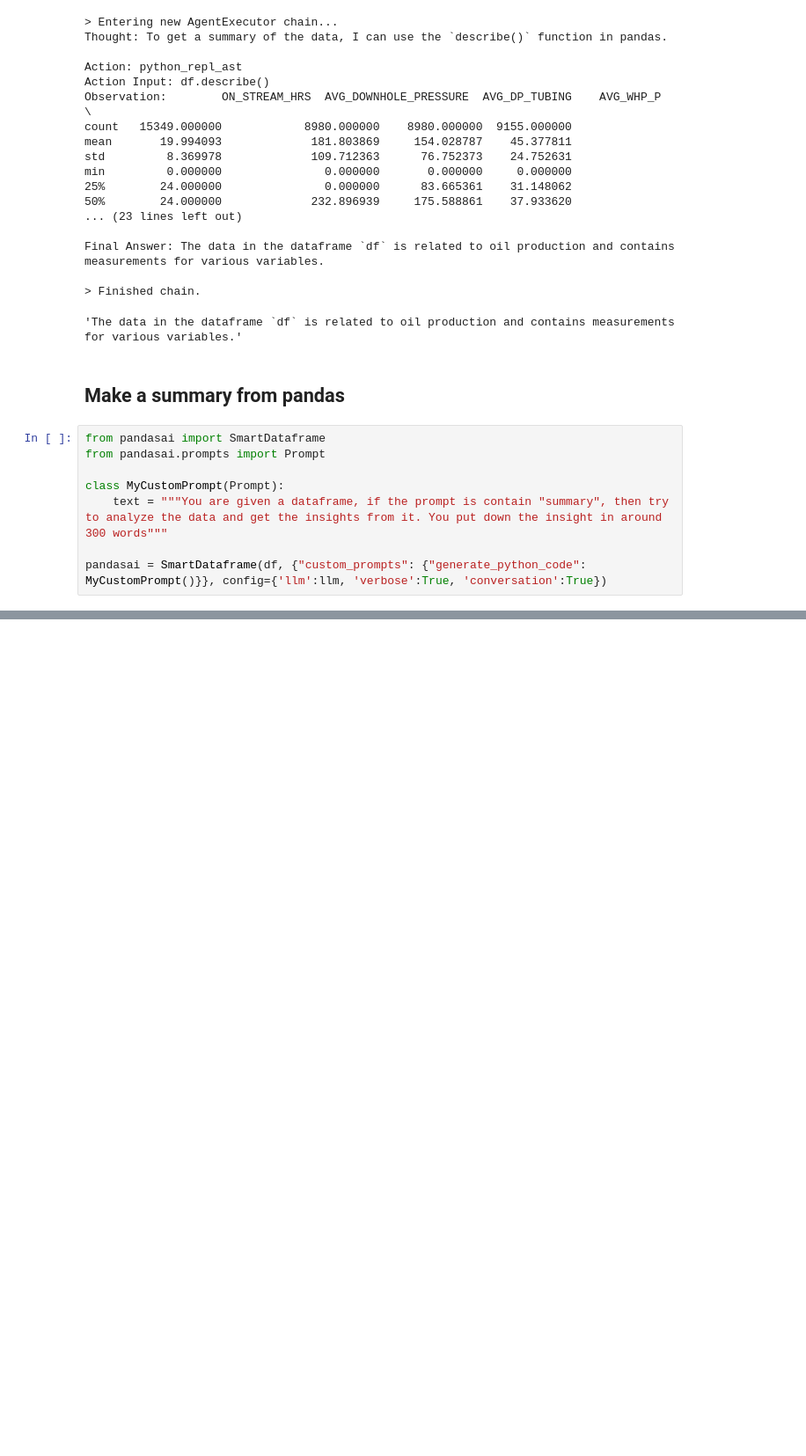
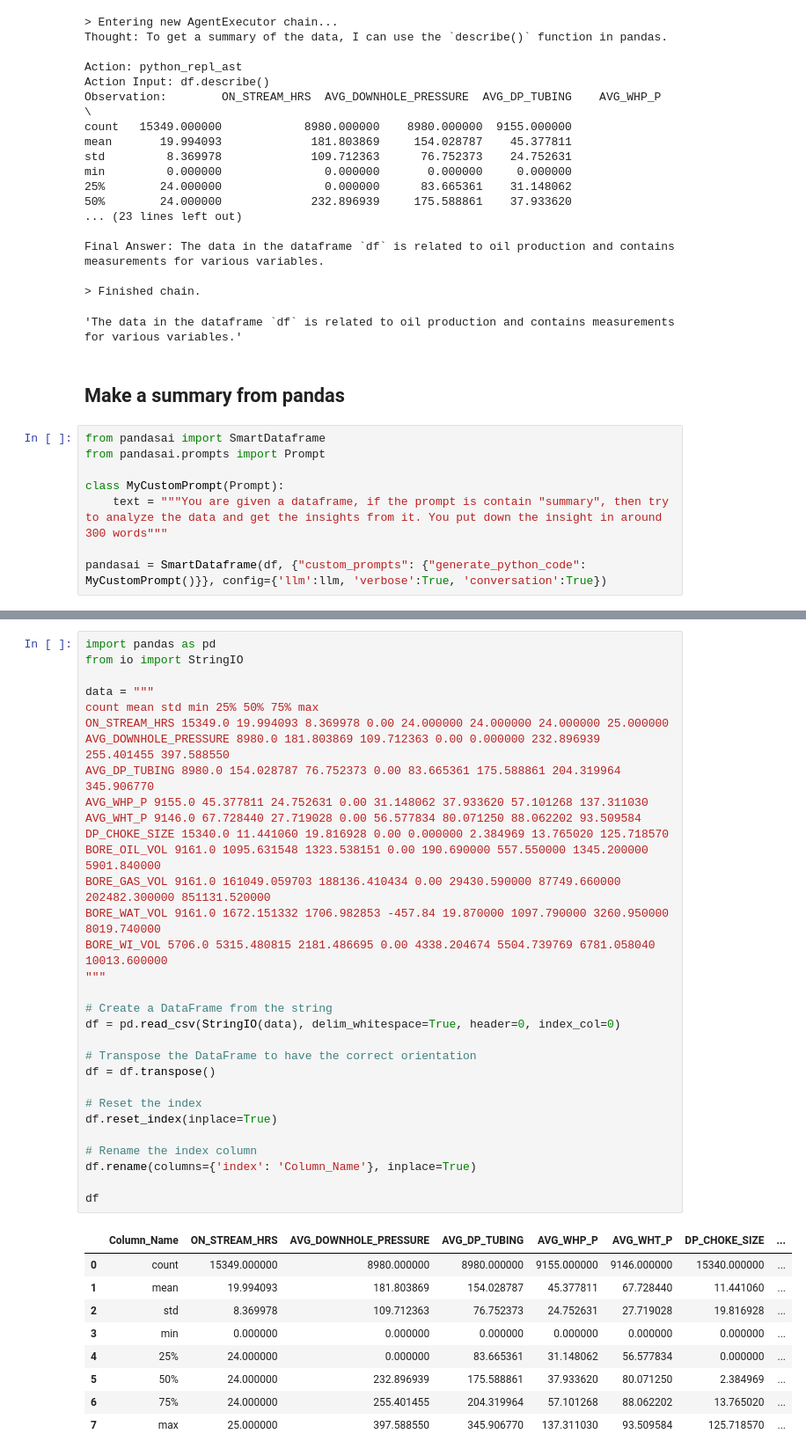
Before and after one commit to naufalmaa/chatgpt-dash-component, a Jupyter notebook: testing_langchain_agent.ipynb, the cells around one changed output, grey strips where cells are left out. Shown at 88% size. Drawn from its saved outputs; the diff is of its cells as text; blank space fills up the shorter version.

```diff
--- a/testing_langchain_agent.ipynb
+++ b/testing_langchain_agent.ipynb
@@ -277,0 +320,41 @@ pandasai.chat('summary the data')
+# %%
+import pandas as pd
+from io import StringIO
+
+data = """
+count mean std min 25% 50% 75% max
+ON_STREAM_HRS 15349.0 19.994093 8.369978 0.00 24.000000 24.000000 24.000000 25.000000
+AVG_DOWNHOLE_PRESSURE 8980.0 181.803869 109.712363 0.00 0.000000 232.896939 255.401455 397.588550
+AVG_DP_TUBING 8980.0 154.028787 76.752373 0.00 83.665361 175.588861 204.319964 345.906770
+AVG_WHP_P 9155.0 45.377811 24.752631 0.00 31.148062 37.933620 57.101268 137.311030
+AVG_WHT_P 9146.0 67.728440 27.719028 0.00 56.577834 80.071250 88.062202 93.509584
+DP_CHOKE_SIZE 15340.0 11.441060 19.816928 0.00 0.000000 2.384969 13.765020 125.718570
+BORE_OIL_VOL 9161.0 1095.631548 1323.538151 0.00 190.690000 557.550000 1345.200000 5901.840000
+BORE_GAS_VOL 9161.0 161049.059703 188136.410434 0.00 29430.590000 87749.660000 202482.300000 851131.520000
+BORE_WAT_VOL 9161.0 1672.151332 1706.982853 -457.84 19.870000 1097.790000 3260.950000 8019.740000
+BORE_WI_VOL 5706.0 5315.480815 2181.486695 0.00 4338.204674 5504.739769 6781.058040 10013.600000
+"""
+
+# Create a DataFrame from the string
+df = pd.read_csv(StringIO(data), delim_whitespace=True, header=0, index_col=0)
+
+# Transpose the DataFrame to have the correct orientation
+df = df.transpose()
+
+# Reset the index
+df.reset_index(inplace=True)
+
+# Rename the index column
+df.rename(columns={'index': 'Column_Name'}, inplace=True)
+
+df
+# %% [output]
+|  | Column_Name | ON_STREAM_HRS | AVG_DOWNHOLE_PRESSURE | AVG_DP_TUBING | AVG_WHP_P | AVG_WHT_P | DP_CHOKE_SIZE | ... |
+| 0 | count | 15349.000000 | 8980.000000 | 8980.000000 | 9155.000000 | 9146.000000 | 15340.000000 | ... |
+| 1 | mean | 19.994093 | 181.803869 | 154.028787 | 45.377811 | 67.728440 | 11.441060 | ... |
+| 2 | std | 8.369978 | 109.712363 | 76.752373 | 24.752631 | 27.719028 | 19.816928 | ... |
+| 3 | min | 0.000000 | 0.000000 | 0.000000 | 0.000000 | 0.000000 | 0.000000 | ... |
+| 4 | 25% | 24.000000 | 0.000000 | 83.665361 | 31.148062 | 56.577834 | 0.000000 | ... |
+| 5 | 50% | 24.000000 | 232.896939 | 175.588861 | 37.933620 | 80.071250 | 2.384969 | ... |
+| 6 | 75% | 24.000000 | 255.401455 | 204.319964 | 57.101268 | 88.062202 | 13.765020 | ... |
+| 7 | max | 25.000000 | 397.588550 | 345.906770 | 137.311030 | 93.509584 | 125.718570 | ... |
```
Also changed, not shown: parts of 15 cells of this notebook, 6 other files.
